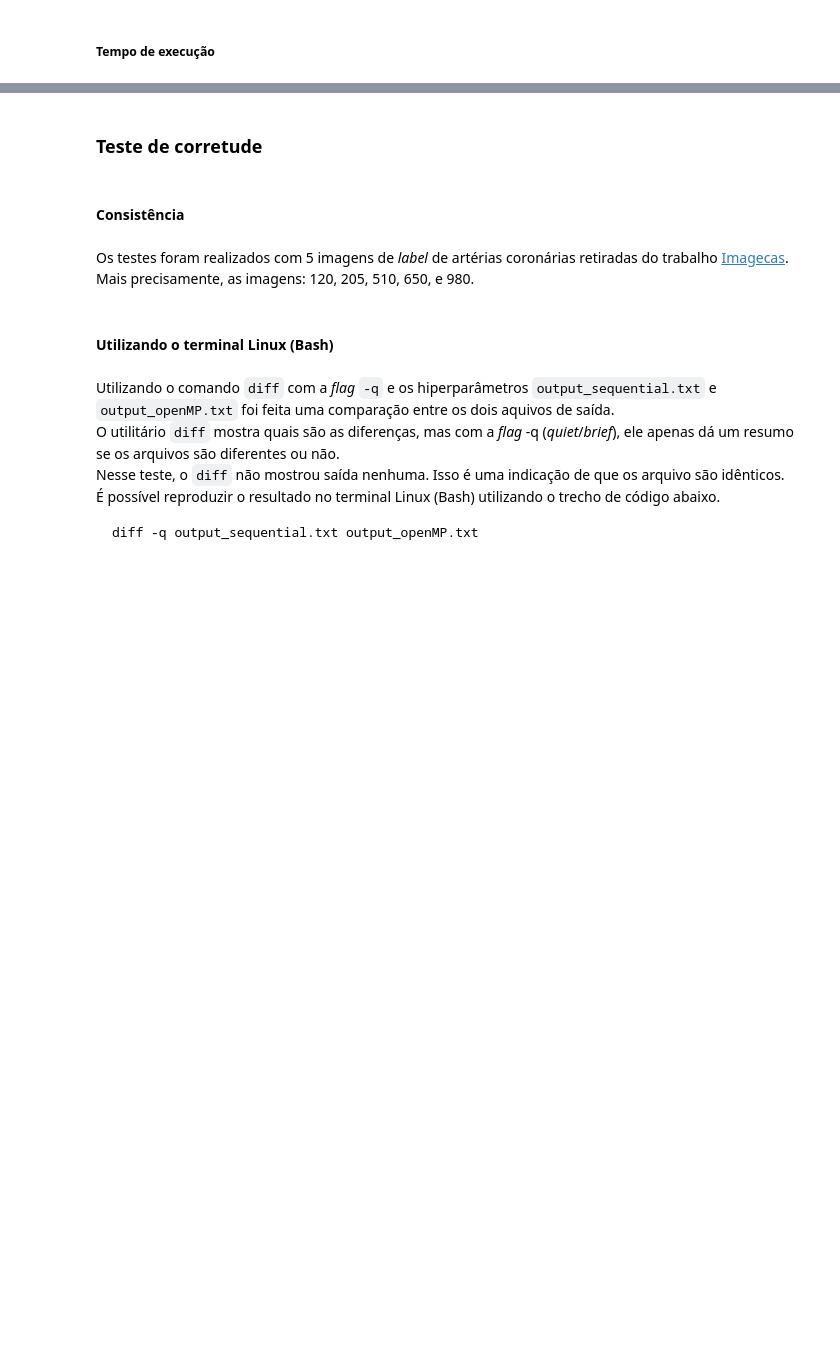
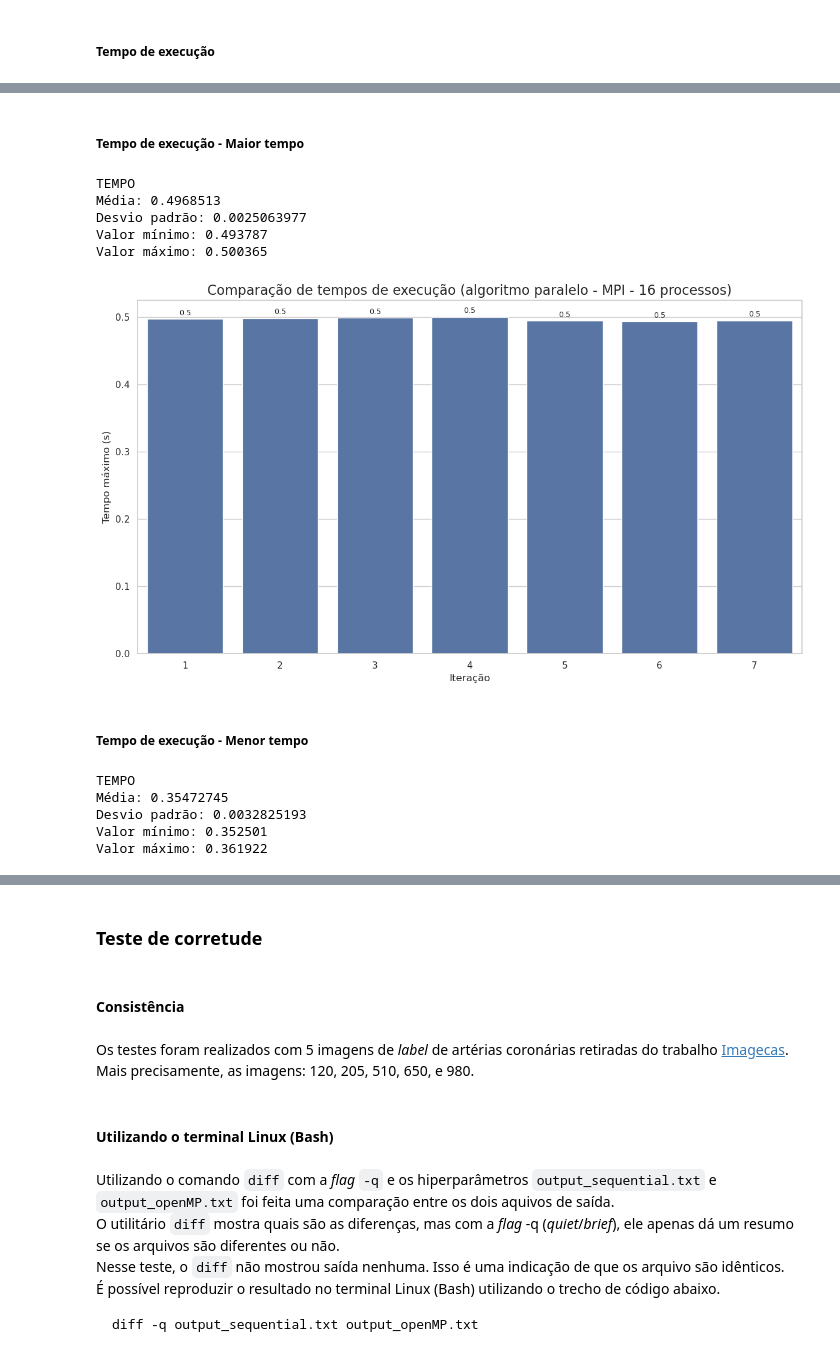
Before and after one commit to igorssant/UESC-codigos-pos-graduacao, a Jupyter notebook: processamento_paralelo/presentation/MPI.ipynb, the cells around one changed output, grey strips where cells are left out. Cells and saved outputs as stored; diff of their text form; code cells hidden in the pictures; blank space fills up the shorter version.

```diff
--- a/processamento_paralelo/presentation/MPI.ipynb
+++ b/processamento_paralelo/presentation/MPI.ipynb
@@ -4035,0 +959,3 @@ Eficiência máxima: 0.26
+# %%
+mpi_df: pd.DataFrame = results_df[results_df["nome_modo"] == "MPI"]
+mpi_df.head(10)
@@ -4035,0 +971,50 @@ Eficiência máxima: 0.26
+# %% [markdown]
+##### Tempo de execução - Maior tempo
+# %%
+print("TEMPO")
+print("Média:", mpi_df["tempo_max"].mean())
+print("Desvio padrão:", mpi_df["tempo_max"].std())
+print("Valor mínimo:", mpi_df["tempo_max"].min())
+print("Valor máximo:", mpi_df["tempo_max"].max())
+# %% [output]
+TEMPO
+Média: 0.4968513
+Desvio padrão: 0.0025063977
+Valor mínimo: 0.493787
+Valor máximo: 0.500365
+# %%
+plt.figure(figsize=(12, 7))
+axis = sns.barplot(data=mpi_df, x="interacao", y="tempo_max")
+plt.title("Comparação de tempos de execução (algoritmo paralelo - MPI - 16 processos)", fontsize=16)
+plt.xlabel("Iteração", fontsize=12)
+plt.ylabel("Tempo máximo (s)", fontsize=12)
+
+for plot in axis.patches:
+    if plot.get_height() > 0:
+        axis.annotate(format(plot.get_height(), ".1f"),
+                      (plot.get_x() + plot.get_width() / 2.0,
+                       plot.get_height()),
+                      ha="center",
+                      va="center",
+                      xytext=(0, 7),
+                      textcoords="offset points",
+                      fontsize=9)
+
+plt.tight_layout()
+plt.show()
+# %% [output]
+[figure, added]
+# %% [markdown]
+##### Tempo de execução - Menor tempo
+# %%
+print("TEMPO")
+print("Média:", mpi_df["tempo_min"].mean())
+print("Desvio padrão:", mpi_df["tempo_min"].std())
+print("Valor mínimo:", mpi_df["tempo_min"].min())
+print("Valor máximo:", mpi_df["tempo_min"].max())
+# %% [output]
+TEMPO
+Média: 0.35472745
+Desvio padrão: 0.0032825193
+Valor mínimo: 0.352501
+Valor máximo: 0.361922
```
Also changed, not shown: parts of 317 cells of this notebook.
